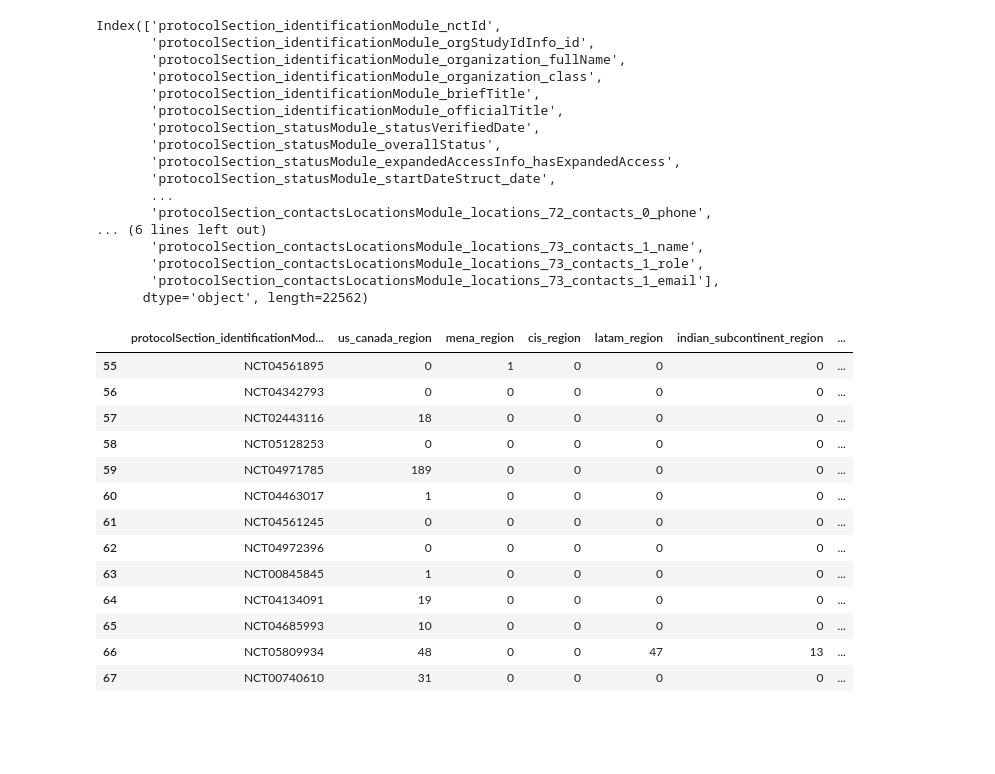
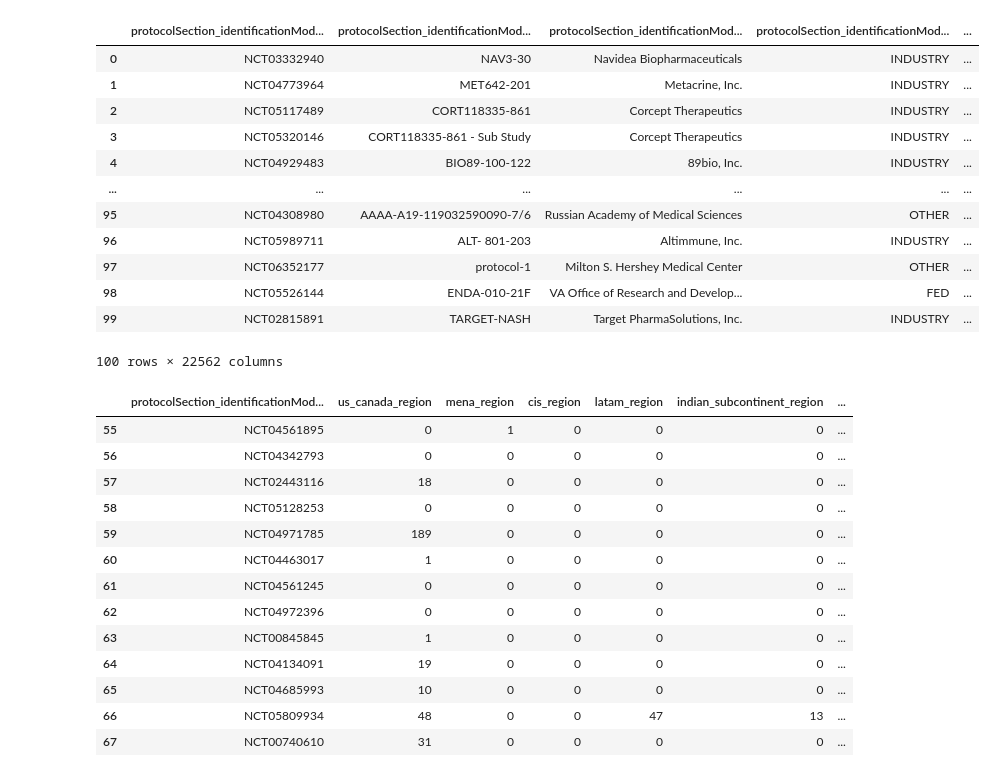
Before and after one commit to incheif/ClinicalTrialsDataInterpatation, a Jupyter notebook: test.ipynb, the cells around one changed output. Saved outputs shown, nothing was run; the diff lists cells and outputs as text; code cells hidden in the pictures; blank space fills up the shorter version.

```diff
--- a/test.ipynb
+++ b/test.ipynb
@@ -33,25 +33,21 @@ for ClinicalTest_data in data:
 # Combine individual ClinicalTest DataFrames into a single DataFrame
 combined_df = pd.concat(ClinicalTest_dfs, ignore_index=True)
 # %%
-combined_df.columns
+combined_df
 # %% [output]
+|  | protocolSection_identificationMod... | protocolSection_identificationMod... | protocolSection_identificationMod... | protocolSection_identificationMod... | ... |
+| 0 | NCT03332940 | NAV3-30 | Navidea Biopharmaceuticals | INDUSTRY | ... |
+| 1 | NCT04773964 | MET642-201 | Metacrine, Inc. | INDUSTRY | ... |
+| 2 | NCT05117489 | CORT118335-861 | Corcept Therapeutics | INDUSTRY | ... |
+| 3 | NCT05320146 | CORT118335-861 - Sub Study | Corcept Therapeutics | INDUSTRY | ... |
+| 4 | NCT04929483 | BIO89-100-122 | 89bio, Inc. | INDUSTRY | ... |
+| ... | ... | ... | ... | ... | ... |
+| 95 | NCT04308980 | АААА-А19-119032590090-7/6 | Russian Academy of Medical Sciences | OTHER | ... |
+| 96 | NCT05989711 | ALT- 801-203 | Altimmune, Inc. | INDUSTRY | ... |
+| 97 | NCT06352177 | protocol-1 | Milton S. Hershey Medical Center | OTHER | ... |
+| 98 | NCT05526144 | ENDA-010-21F | VA Office of Research and Develop... | FED | ... |
+| 99 | NCT02815891 | TARGET-NASH | Target PharmaSolutions, Inc. | INDUSTRY | ... |
-Index(['protocolSection_identificationModule_nctId',
-       'protocolSection_identificationModule_orgStudyIdInfo_id',
-       'protocolSection_identificationModule_organization_fullName',
-       'protocolSection_identificationModule_organization_class',
-       'protocolSection_identificationModule_briefTitle',
-       'protocolSection_identificationModule_officialTitle',
-       'protocolSection_statusModule_statusVerifiedDate',
-       'protocolSection_statusModule_overallStatus',
-       'protocolSection_statusModule_expandedAccessInfo_hasExpandedAccess',
-       'protocolSection_statusModule_startDateStruct_date',
-       ...
-       'protocolSection_contactsLocationsModule_locations_72_contacts_0_phone',
-... (6 lines left out)
-       'protocolSection_contactsLocationsModule_locations_73_contacts_1_name',
-       'protocolSection_contactsLocationsModule_locations_73_contacts_1_role',
-       'protocolSection_contactsLocationsModule_locations_73_contacts_1_email'],
-      dtype='object', length=22562)
+100 rows × 22562 columns
 # %%
 combined_df.to_csv('output.csv', index=False)  # Save the DataFrame to a CSV file
 # %%
```
Also changed, not shown: 3 other files.
